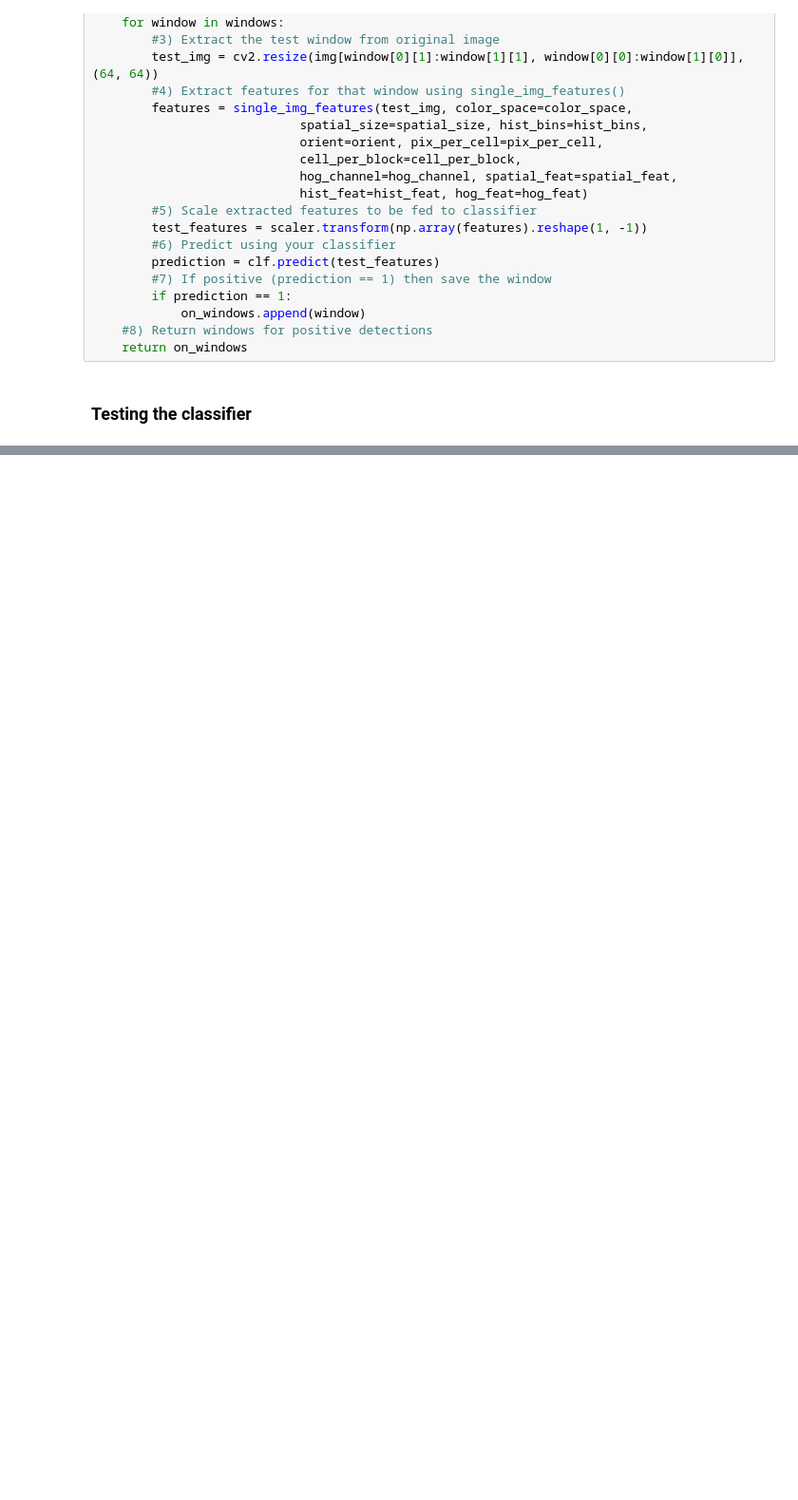
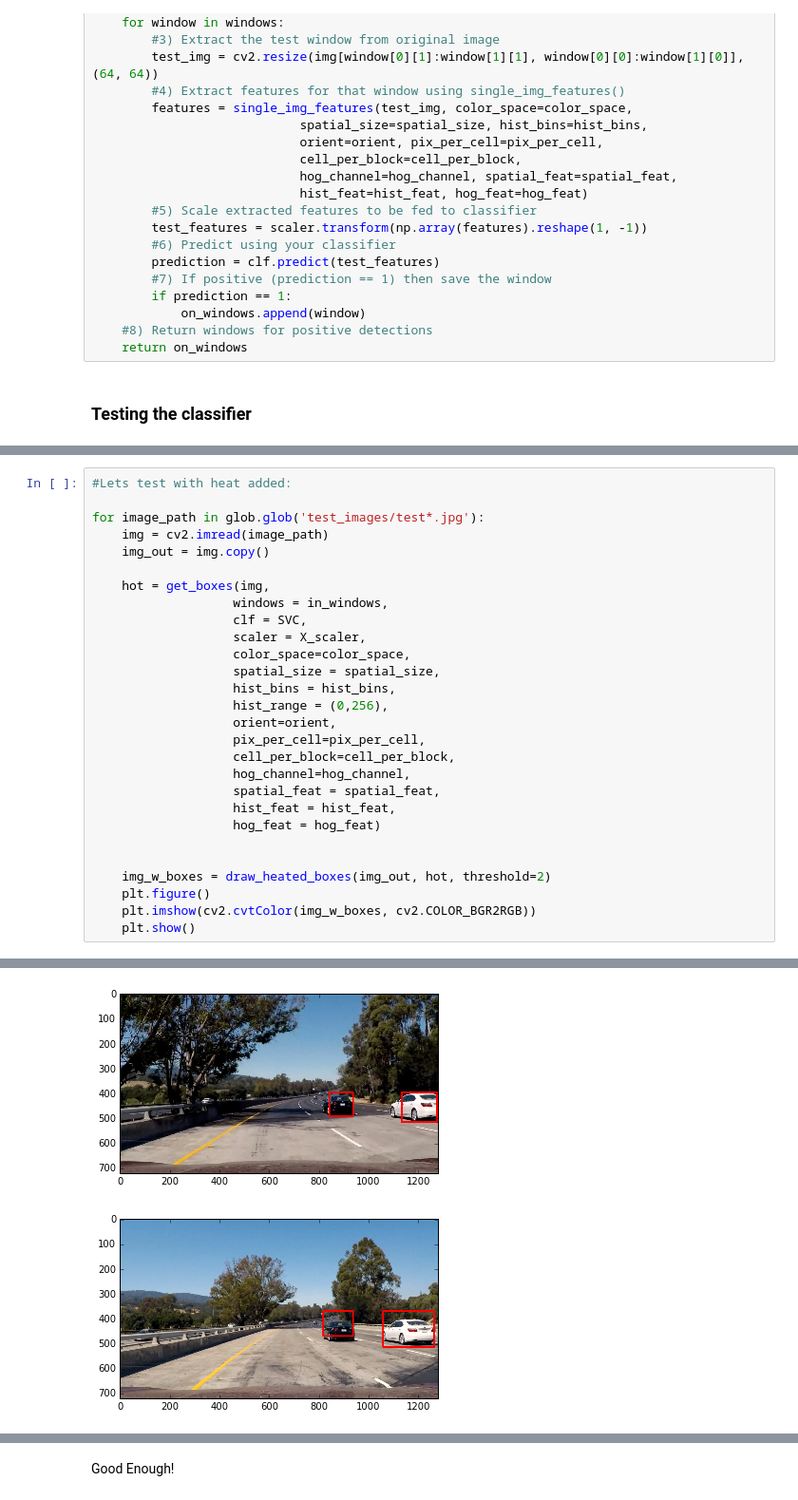
Before and after one commit to emilwareus/Car_Tracking, a Jupyter notebook: Car_Tracking.ipynb, the cells around one changed output, grey strips where cells are left out. Shown at 95% size. Cells and saved outputs as stored; diff of their text form; blank space fills up the shorter version.

```diff
--- a/Car_Tracking.ipynb
+++ b/Car_Tracking.ipynb
@@ -455,0 +605,29 @@ C:\ProgramData\Anaconda3\envs\carnd-term1\lib\site-packages\skimage\feature\_hog
+# %%
+#Lets test with heat added:
+
+for image_path in glob.glob('test_images/test*.jpg'):
+    img = cv2.imread(image_path)
+    img_out = img.copy()
+
+    hot = get_boxes(img,
+                   windows = in_windows,
+                   clf = SVC,
+                   scaler = X_scaler,
+                   color_space=color_space,
+                   spatial_size = spatial_size,
+                   hist_bins = hist_bins,
+                   hist_range = (0,256),
+                   orient=orient,
+                   pix_per_cell=pix_per_cell,
+                   cell_per_block=cell_per_block,
+                   hog_channel=hog_channel,
+                   spatial_feat = spatial_feat,
+                   hist_feat = hist_feat,
+                   hog_feat = hog_feat)
+
+
+    img_w_boxes = draw_heated_boxes(img_out, hot, threshold=2)
+    plt.figure()
+    plt.imshow(cv2.cvtColor(img_w_boxes, cv2.COLOR_BGR2RGB))
+    plt.show()
+# %% [output]
@@ -455,0 +636,2 @@ C:\ProgramData\Anaconda3\envs\carnd-term1\lib\site-packages\skimage\feature\_hog
+[figure, added]
+[figure, added]
@@ -455,0 +642,2 @@ C:\ProgramData\Anaconda3\envs\carnd-term1\lib\site-packages\skimage\feature\_hog
+# %% [markdown]
+Good Enough!
```
Also changed, not shown: parts of 14 cells of this notebook.
